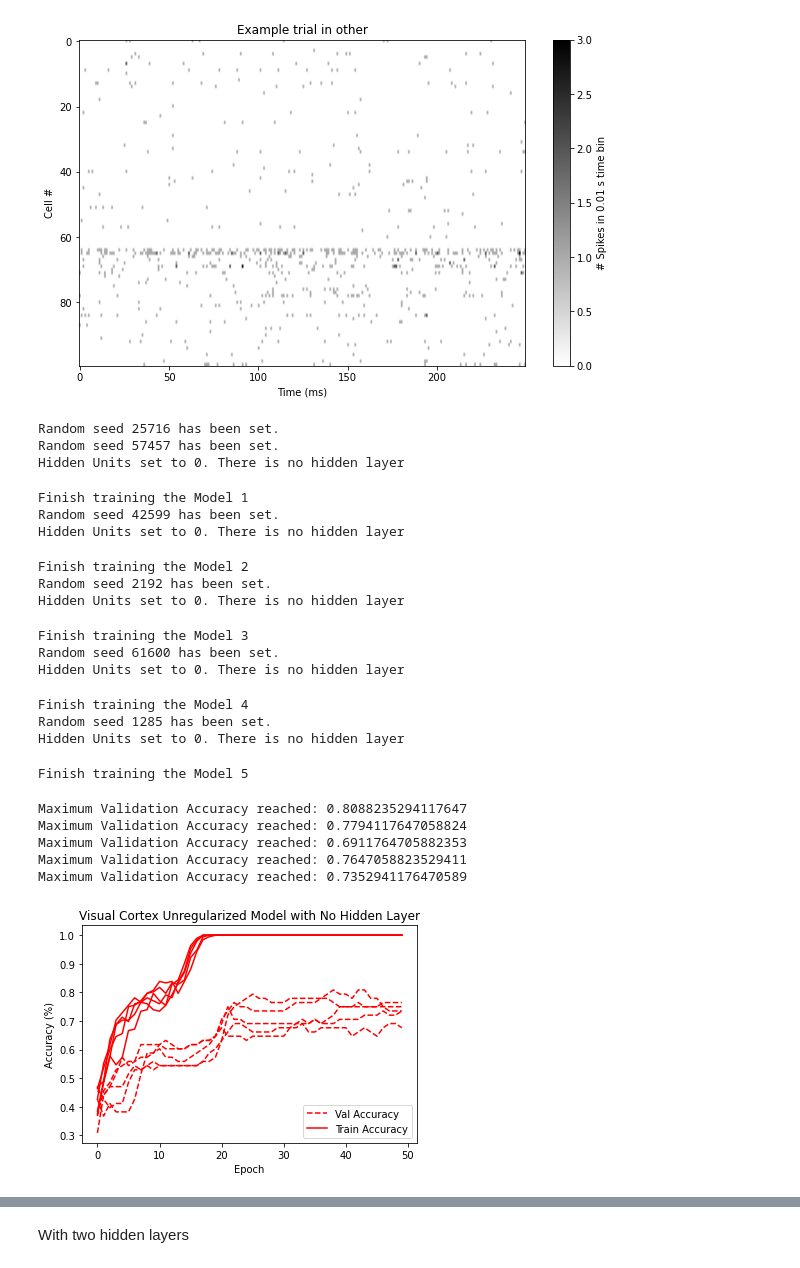
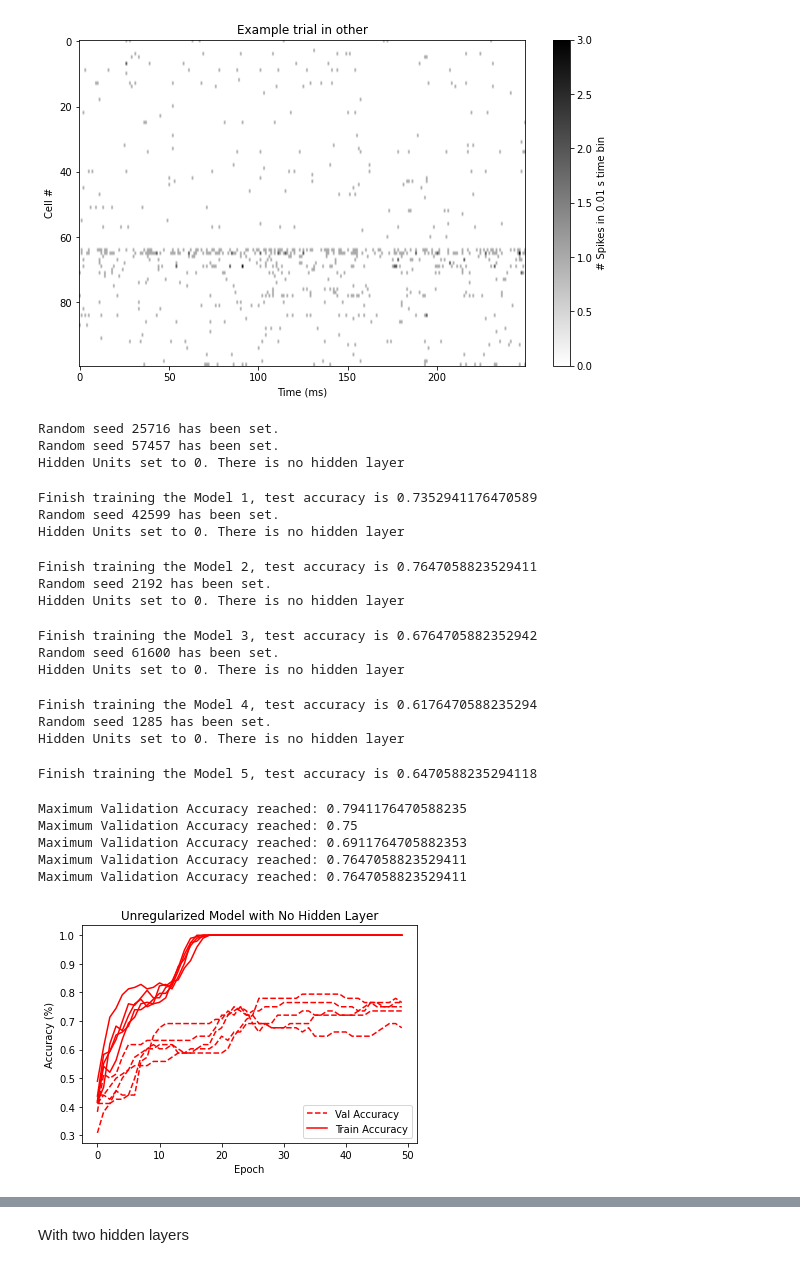
Before and after one commit to kkke/NeuroMatch_Project, a Jupyter notebook: ke notebook/notebook_mlp_classifier_batchsize96_Vis.ipynb, the cells around one changed output, grey strips where cells are left out. Drawn from its saved outputs; the diff is of its cells as text; code cells hidden in the pictures.

```diff
--- a/ke notebook/notebook_mlp_classifier_batchsize96_Vis.ipynb
+++ b/ke notebook/notebook_mlp_classifier_batchsize96_Vis.ipynb
@@ -94,14 +94,17 @@ def shuffle_and_split_data(X, y, seed):
   X = X[:,shuffled_indices]
   y = y[shuffled_indices]
 
-  # Split data into train/test
-  test_size = int(0.2 * N)    # Assign test datset size using 20% of samples
+  # Split data into train, validation and test
+  test_size = int(0.1 * N)    # Assign test datset size using 10% of samples
+  val_size  = int(0.2 * N)    # Assign validation datset size using 20% of samples
   X_test = X[:,:test_size]
   y_test = y[:test_size]
-  X_train = X[:,test_size:]
-  y_train = y[test_size:]
+  X_val  = X[:, test_size : (test_size + val_size)]
+  y_val  = y[test_size : (test_size + val_size)]
+  X_train = X[:,(test_size + val_size):]
+  y_train = y[(test_size + val_size):]
 
-  return X_test, y_test, X_train, y_train
+  return X_test, y_test, X_val, y_val, X_train, y_train
 
 def l1_reg(model):
   """
@@ -783,11 +785,11 @@ N = 5 # traing the model N times
 val_acc_unreg    = []
 train_acc_unreg  = []
 param_norm_unreg = []
-
+test_acc_unreg   = []
 for i in range(N):
     SEED = None
     seedrd = set_seed(seed=SEED)
-    X_test, y_test, X_train, y_train = shuffle_and_split_data(X_temp, y, seed=seedrd)
+    X_test, y_test, X_val, y_val, X_train, y_train = shuffle_and_split_data(X_temp, y, seed=seedrd)
     # DataLoader with random seed
     g_seed = torch.Generator()
     g_seed.manual_seed(seedrd)
@@ -798,6 +800,13 @@ for i in range(N):
                             worker_init_fn=seed_worker,
                             generator=g_seed,
                             )
+    val_data = TensorDataset(X_val.T, y_val)
+    val_loader = DataLoader(val_data, batch_size=batch_size,
+                            shuffle=False, num_workers=0,
+                            worker_init_fn=seed_worker,
+                            generator=g_seed,
+                            )
+
     train_data = TensorDataset(X_train.T, y_train)
     train_loader = DataLoader(train_data,
                             batch_size=batch_size,
@@ -820,53 +829,54 @@ for i in range(N):
 
     hidden_units = 0
     model = Net('ReLU()', X_train.shape[0], [hidden_units], 3).to(device)  # single hidden layer
-    val_acc, train_acc, param_norm, _ = main(args,
+    val_acc, train_acc, param_norm, best_model = main(args,
                                                             model,
                                                             train_loader,
-                                                            test_loader,
+                                                            val_loader,
                                                             reg_function1 = l1_reg,
                                                             reg_function2 = l2_reg)
     val_acc_unreg += [val_acc]
     train_acc_unreg += [train_acc]
-    print(f"Finish training the Model {i + 1}")
+    test_acc_unreg += [test(best_model, test_loader, loader='Test', device=device)]
+    print(f"Finish training the Model {i + 1}, test accuracy is {test_acc_unreg[i]}")
 # %% [output]
 Random seed 25716 has been set.
 Random seed 57457 has been set.
 Hidden Units set to 0. There is no hidden layer
-Finish training the Model 1
+Finish training the Model 1, test accuracy is 0.7352941176470589
 Random seed 42599 has been set.
 Hidden Units set to 0. There is no hidden layer
-Finish training the Model 2
+Finish training the Model 2, test accuracy is 0.7647058823529411
 Random seed 2192 has been set.
 Hidden Units set to 0. There is no hidden layer
-Finish training the Model 3
+Finish training the Model 3, test accuracy is 0.6764705882352942
 Random seed 61600 has been set.
 Hidden Units set to 0. There is no hidden layer
-Finish training the Model 4
+Finish training the Model 4, test accuracy is 0.6176470588235294
 Random seed 1285 has been set.
 Hidden Units set to 0. There is no hidden layer
-Finish training the Model 5
+Finish training the Model 5, test accuracy is 0.6470588235294118
 # %%
 # Train and Test accuracy plot
 plt.figure
 for i in range(len(val_acc_unreg)):
     plt.plot(val_acc_unreg[i], label='Val Accuracy', c='red', ls='dashed')
     plt.plot(train_acc_unreg[i], label='Train Accuracy', c='red', ls='solid')
     # plt.axhline(y=max(val_acc_unreg), c='green', ls='dashed')
-    plt.title('Visual Cortex Unregularized Model with No Hidden Layer')
+    plt.title('Unregularized Model with No Hidden Layer')
     plt.ylabel('Accuracy (%)')
     plt.xlabel('Epoch')
     if i ==0:
         plt.legend()
     print(f"Maximum Validation Accuracy reached: {max(val_acc_unreg[i])}")
 plt.show()
 # %% [output]
-Maximum Validation Accuracy reached: 0.8088235294117647
-Maximum Validation Accuracy reached: 0.7794117647058824
+Maximum Validation Accuracy reached: 0.7941176470588235
+Maximum Validation Accuracy reached: 0.75
 Maximum Validation Accuracy reached: 0.6911764705882353
 Maximum Validation Accuracy reached: 0.7647058823529411
-Maximum Validation Accuracy reached: 0.7352941176470589
+Maximum Validation Accuracy reached: 0.7647058823529411
-[figure, old version]
+[figure, new version]
 # %%
 # Train with regularization
 SEED = None
```
Also changed, not shown: parts of 15 cells of this notebook.
